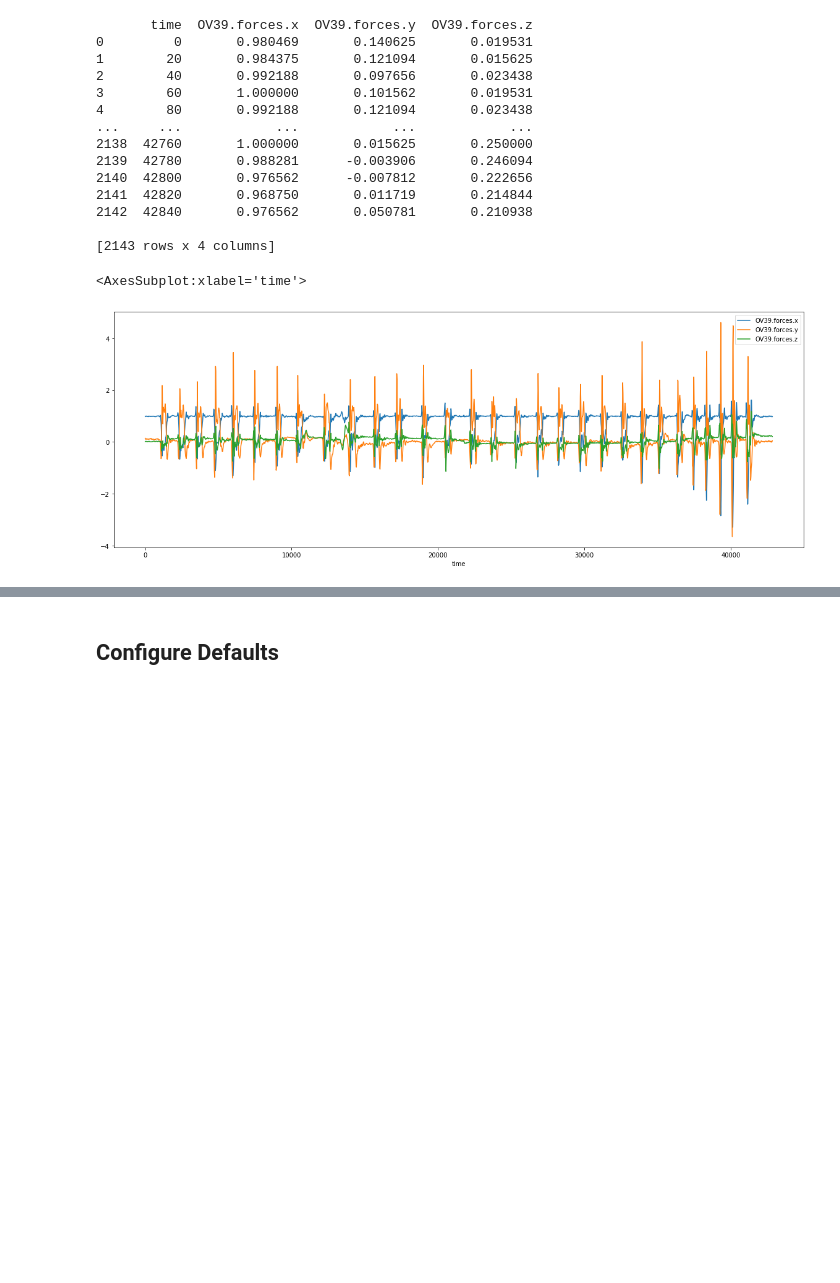
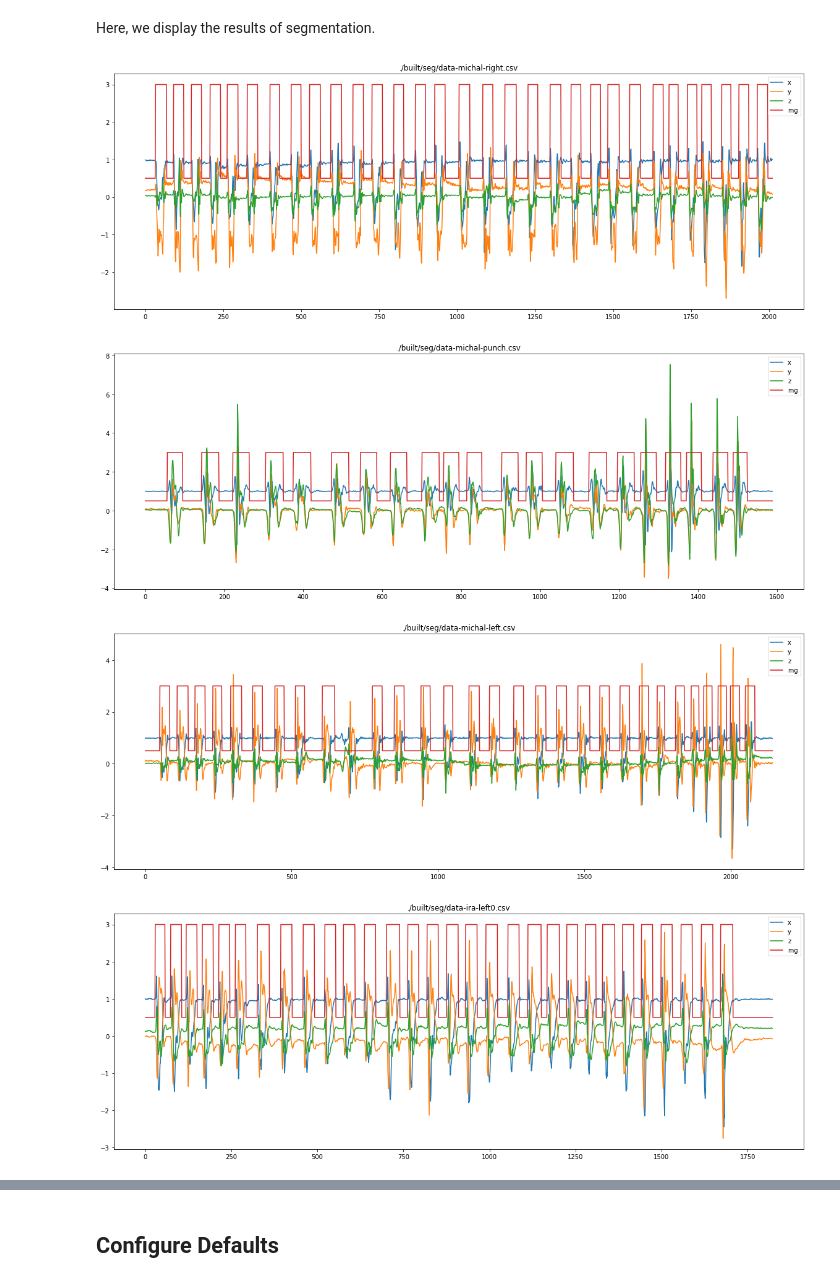
Before and after one commit to mmoskal/gesture, a Jupyter notebook: notebook/train_model.ipynb, the cells around one changed output, grey strips where cells are left out. Cells and saved outputs as stored; diff of their text form; code cells hidden in the pictures; blank space fills up the shorter version.

```diff
--- a/notebook/train_model.ipynb
+++ b/notebook/train_model.ipynb
@@ -5,24 +30,15 @@ Let's start
+# %% [markdown]
+Here, we display the results of segmentation.
 # %%
 import pandas as pd
 import matplotlib
+import glob
 
-data = pd.read_csv('data/michal/left.csv')
-print(data)
-data.set_index('time').plot(figsize=(20,7))
+for fn in glob.glob("./built/seg/*.csv"):
+    data = pd.read_csv(fn)
+    data.plot(figsize=(20,7),title=fn)
 # %% [output]
-       time  OV39.forces.x  OV39.forces.y  OV39.forces.z
-0         0       0.980469       0.140625       0.019531
-1        20       0.984375       0.121094       0.015625
-2        40       0.992188       0.097656       0.023438
-3        60       1.000000       0.101562       0.019531
-4        80       0.992188       0.121094       0.023438
-...     ...            ...            ...            ...
-2138  42760       1.000000       0.015625       0.250000
-2139  42780       0.988281      -0.003906       0.246094
-2140  42800       0.976562      -0.007812       0.222656
-2141  42820       0.968750       0.011719       0.214844
-2142  42840       0.976562       0.050781       0.210938
-
-[2143 rows x 4 columns]
-<AxesSubplot:xlabel='time'>
-[figure, old version]
+[figure, new version]
+[figure, added]
+[figure, added]
+[figure, added]
```
Also changed, not shown: parts of 12 cells of this notebook, 2 other files.
